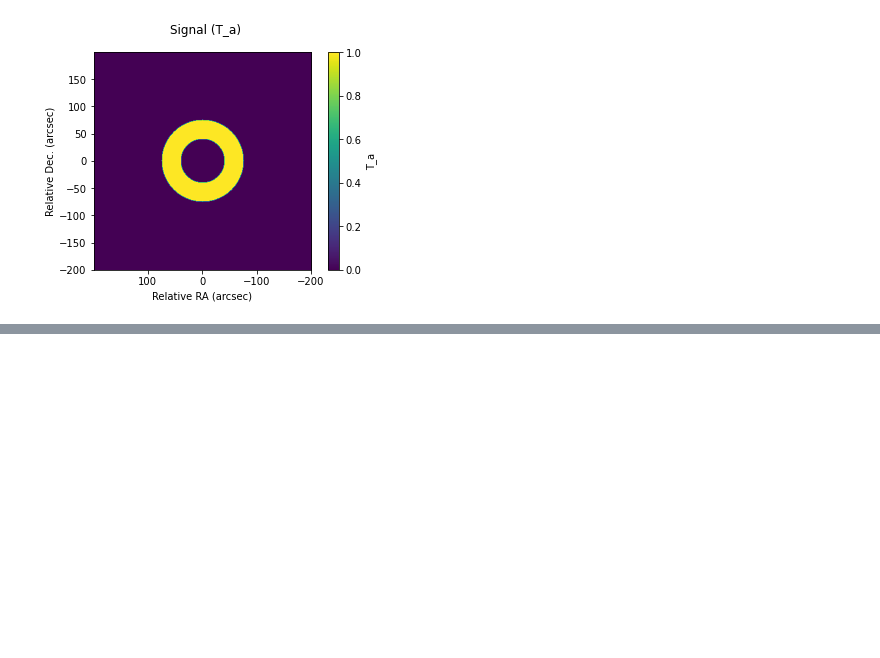
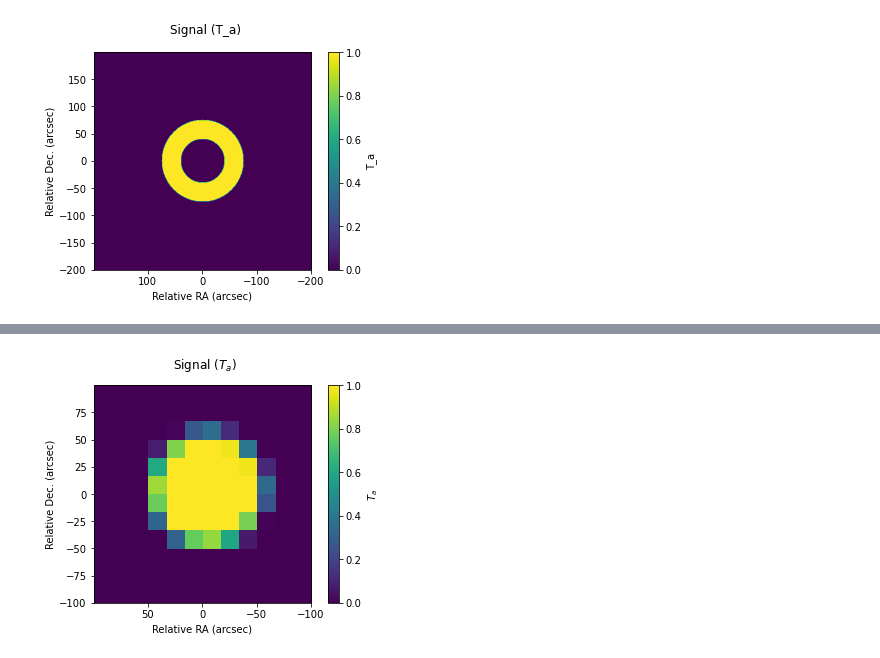
Before and after one commit to kfkaplan/the_greatest_sensitivity_mapper, a Jupyter notebook: test_sense_map.ipynb, the cells around one changed output, grey strips where cells are left out. Drawn from its saved outputs; the diff is of its cells as text; code cells hidden in the pictures; blank space fills up the shorter version.

```diff
--- a/test_sense_map.ipynb
+++ b/test_sense_map.ipynb
@@ -302 +302,19 @@ S/N after convolution:  7.927783848282718e-72
 [figure]
+# %%
+#Test downsampling to 10 arsecond pixels
+factor = 16.0 / sky_grid.plate_scale
+sky_grid.downsample(factor)
+
+#Show results
+pyplot.figure()
+sky_grid.plot('signal')
+pyplot.figure()
+sky_grid.plot('exposure')
+pyplot.figure()
+sky_grid.plot('noise')
+pyplot.figure()
+sky_grid.plot('data')
+pyplot.figure()
+sky_grid.plot('s2n')
+# %% [output]
+[figure, added]
```
Also changed, not shown: parts of 16 cells of this notebook, 1 other file.
